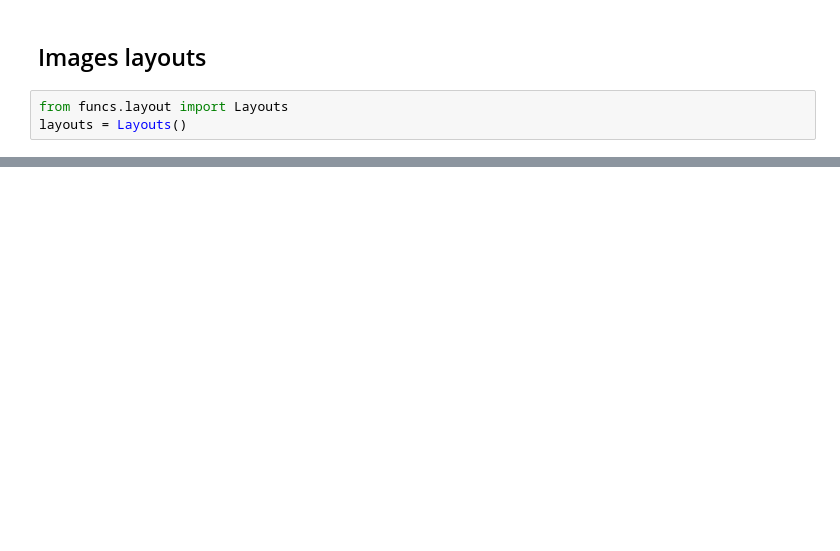
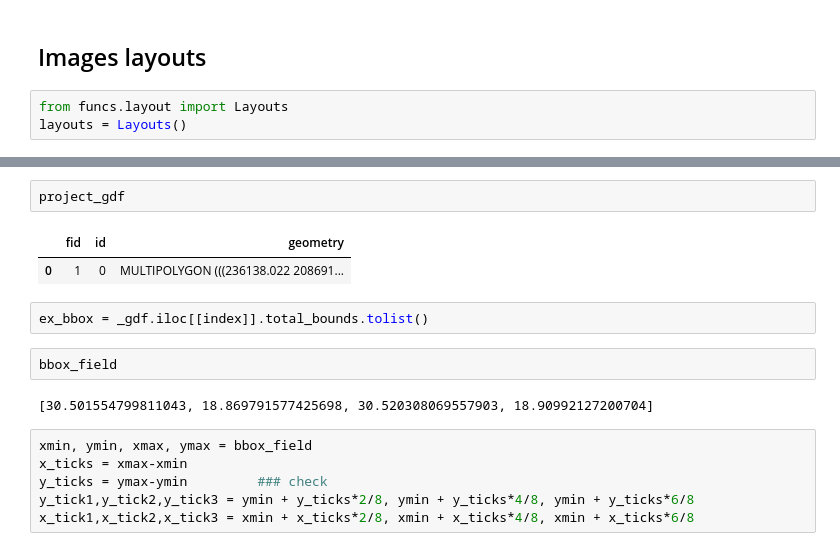
Before and after one commit to M-salah-8/geeSEBAL_season_analysis, a Jupyter notebook: 3_layouts_and_charts.ipynb, the cells around one changed output, grey strips where cells are left out. Cells and saved outputs as stored; diff of their text form; blank space fills up the shorter version.

```diff
--- a/3_layouts_and_charts.ipynb
+++ b/3_layouts_and_charts.ipynb
@@ -78,0 +56,17 @@ layouts.season_layout(os.path.join(ndvi_folder, 'tifs'), 'ndvi', 'NDVI', os.path
+# %%
+project_gdf
+# %% [output]
+|  | fid | id | geometry |
+| 0 | 1 | 0 | MULTIPOLYGON (((236138.022 208691... |
+# %%
+ex_bbox = _gdf.iloc[[index]].total_bounds.tolist()
+# %%
+bbox_field
+# %% [output]
+[30.501554799811043, 18.869791577425698, 30.520308069557903, 18.90992127200704]
+# %%
+xmin, ymin, xmax, ymax = bbox_field
+x_ticks = xmax-xmin
+y_ticks = ymax-ymin         ### check
+y_tick1,y_tick2,y_tick3 = ymin + y_ticks*2/8, ymin + y_ticks*4/8, ymin + y_ticks*6/8
+x_tick1,x_tick2,x_tick3 = xmin + x_ticks*2/8, xmin + x_ticks*4/8, xmin + x_ticks*6/8
```
Also changed, not shown: parts of 17 cells of this notebook, 24 other files.
